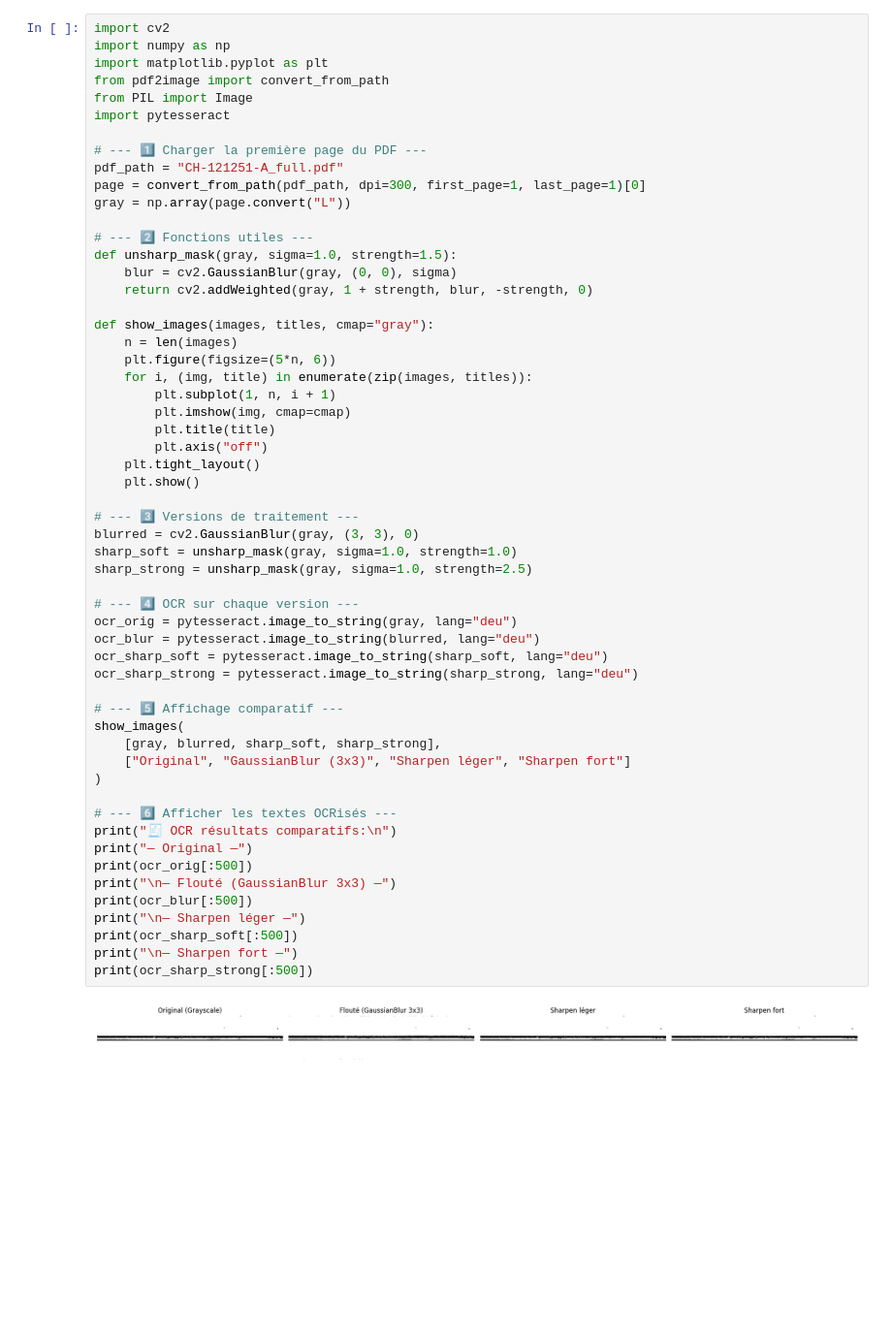
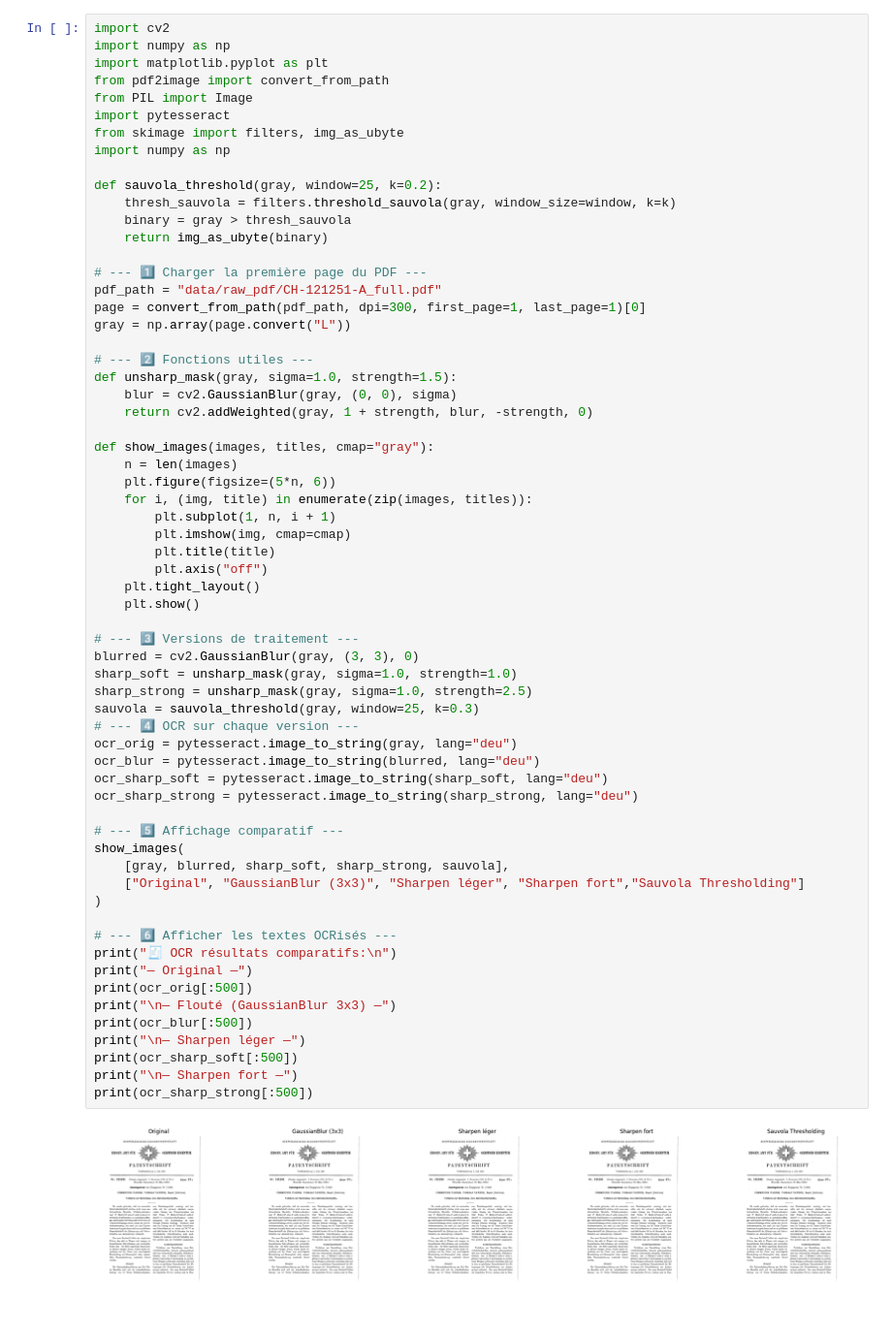
Before and after one commit to Just-PH/patent_pipeline, a Jupyter notebook: test_preprocess_image.ipynb, the cells around one changed output. Shown: that part at 97% size. Cells and saved outputs as stored; diff of their text form; blank space fills up the shorter version.

```diff
--- a/test_preprocess_image.ipynb
+++ b/test_preprocess_image.ipynb
@@ -11,9 +5,16 @@ import matplotlib.pyplot as plt
 from pdf2image import convert_from_path
 from PIL import Image
 import pytesseract
+from skimage import filters, img_as_ubyte
+import numpy as np
+
+def sauvola_threshold(gray, window=25, k=0.2):
+    thresh_sauvola = filters.threshold_sauvola(gray, window_size=window, k=k)
+    binary = gray > thresh_sauvola
+    return img_as_ubyte(binary)
 
 # --- 1️⃣ Charger la première page du PDF ---
-pdf_path = "CH-121251-A_full.pdf"
+pdf_path = "data/raw_pdf/CH-121251-A_full.pdf"
 page = convert_from_path(pdf_path, dpi=300, first_page=1, last_page=1)[0]
 gray = np.array(page.convert("L"))
 
@@ -31,34 +32,34 @@ def show_images(images, titles, cmap="gray"):
         plt.title(title)
         plt.axis("off")
     plt.tight_layout()
     plt.show()
 
 # --- 3️⃣ Versions de traitement ---
 blurred = cv2.GaussianBlur(gray, (3, 3), 0)
 sharp_soft = unsharp_mask(gray, sigma=1.0, strength=1.0)
 sharp_strong = unsharp_mask(gray, sigma=1.0, strength=2.5)
-
+sauvola = sauvola_threshold(gray, window=25, k=0.3)
 # --- 4️⃣ OCR sur chaque version ---
 ocr_orig = pytesseract.image_to_string(gray, lang="deu")
 ocr_blur = pytesseract.image_to_string(blurred, lang="deu")
 ocr_sharp_soft = pytesseract.image_to_string(sharp_soft, lang="deu")
 ocr_sharp_strong = pytesseract.image_to_string(sharp_strong, lang="deu")
 
 # --- 5️⃣ Affichage comparatif ---
 show_images(
-    [gray, blurred, sharp_soft, sharp_strong],
-    ["Original", "GaussianBlur (3x3)", "Sharpen léger", "Sharpen fort"]
+    [gray, blurred, sharp_soft, sharp_strong, sauvola],
+    ["Original", "GaussianBlur (3x3)", "Sharpen léger", "Sharpen fort","Sauvola Thresholding"]
 )
 
 # --- 6️⃣ Afficher les textes OCRisés ---
 print("🧾 OCR résultats comparatifs:\n")
 print("— Original —")
 print(ocr_orig[:500])
 print("\n— Flouté (GaussianBlur 3x3) —")
 print(ocr_blur[:500])
 print("\n— Sharpen léger —")
 print(ocr_sharp_soft[:500])
 print("\n— Sharpen fort —")
 print(ocr_sharp_strong[:500])
 # %% [output]
-[figure, old version]
+[figure, new version]
```
Also changed, not shown: parts of 2 cells of this notebook, 8 other files.
